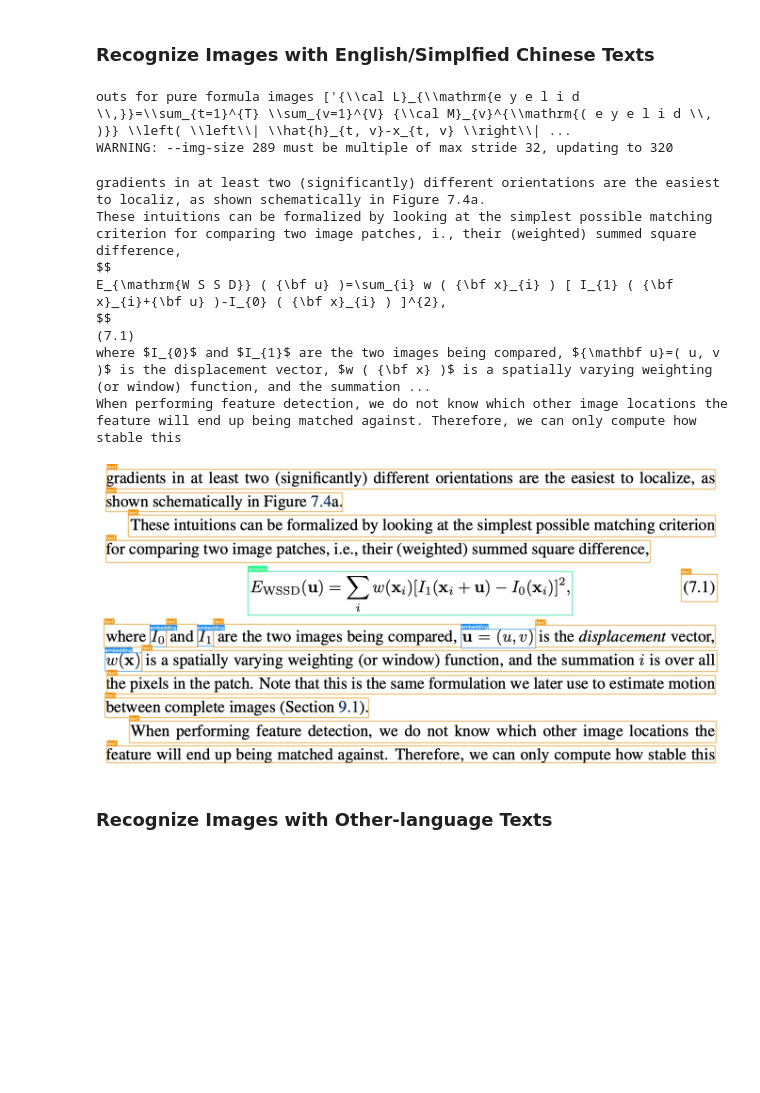
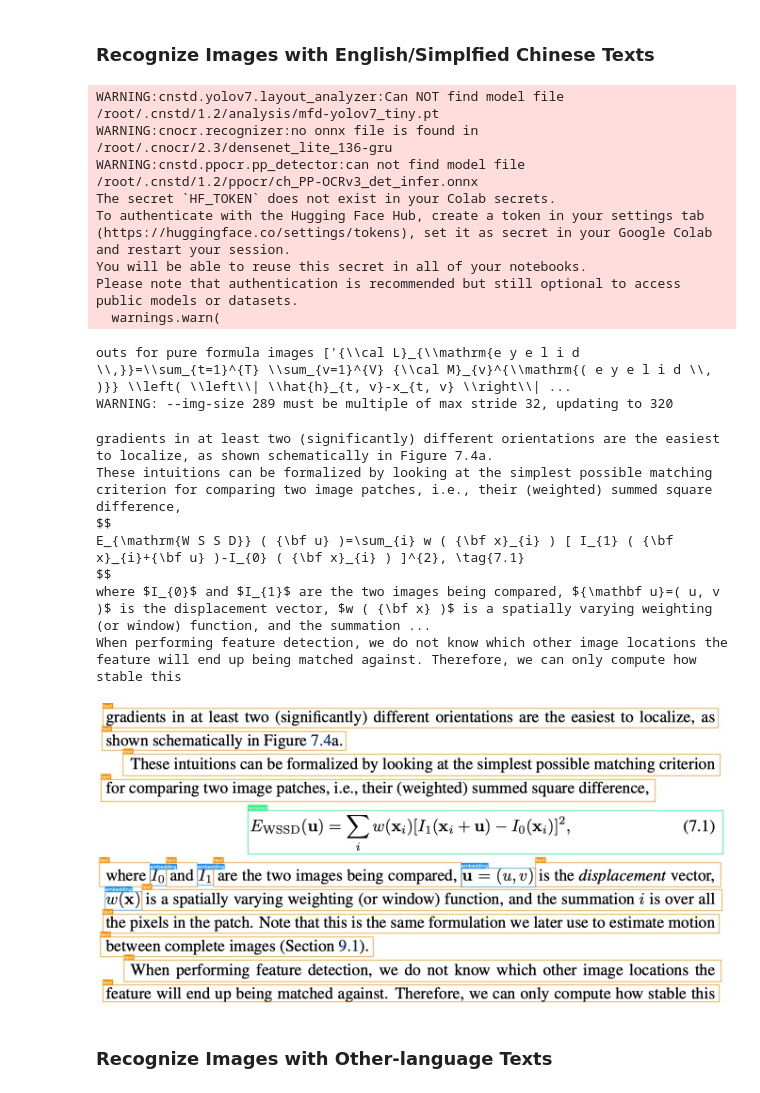
Before and after one commit to breezedeus/Pix2Text, a Jupyter notebook: pix2text_v1_0.ipynb, the cells around one changed output. Saved outputs shown, nothing was run; the diff lists cells and outputs as text; code cells hidden in the pictures; blank space fills up the shorter version.

Commit message:
upgrade to pix2text==1.0.2

```diff
--- a/pix2text_v1_0.ipynb
+++ b/pix2text_v1_0.ipynb
@@ -110,43 +110,53 @@ WARNING: Running pip as the 'root' user can result in broken permissions and con
 ### Recognize Images with English/Simplfied Chinese Texts
 # %%
 #! pip install pix2text>=1.0
+import requests
+from io import BytesIO
+from PIL import Image
 
 from pix2text import Pix2Text, merge_line_texts
 
 def download_img(url):
     response = requests.get(url)
     image_file = BytesIO(response.content)
     return Image.open(image_file).convert('RGB')
 
 image_fps = [
     'https://raw.githubusercontent.com/breezedeus/Pix2Text/main/docs/examples/formula.jpg',
     'https://raw.githubusercontent.com/breezedeus/Pix2Text/main/docs/examples/math-formula-42.png',
 ]
 images = [download_img(img_fp) for img_fp in image_fps]
 
 p2t = Pix2Text()
-outs = p2t.recognize_formula(images)  # recognize pure formula images
+outs = p2t.recognize_formula(images, return_text=True)  # recognize pure formula images
 print('outs for pure formula images', outs)
 
 mixed_img_fp = 'https://raw.githubusercontent.com/breezedeus/Pix2Text/main/docs/examples/en1.jpg'
 mixed_img = download_img(mixed_img_fp)
 
-outs2 = p2t.recognize(mixed_img, save_analysis_res='en1-out.jpg')  # recognize mixed images
-print(merge_line_texts(outs2))
+outs2 = p2t.recognize(mixed_img, return_text=True, save_analysis_res='en1-out.jpg')  # recognize mixed images
+print(outs2)
 from IPython.display import display
 display(Image.open('en1-out.jpg'))
 # %% [output]
-outs for pure formula images ['{\\cal L}_{\\mathrm{e y e l i d \\,}}=\\sum_{t=1}^{T} \\sum_{v=1}^{V} {\\cal M}_{v}^{\\mathrm{( e y e l i d \\, )}} \\left( \\left\\| \\hat{h}_{t, v}-x_{t, v} \\right\\| ...
-WARNING: --img-size 289 must be multiple of max stride 32, updating to 320
+WARNING:cnstd.yolov7.layout_analyzer:Can NOT find model file /root/.cnstd/1.2/analysis/mfd-yolov7_tiny.pt
+WARNING:cnocr.recognizer:no onnx file is found in /root/.cnocr/2.3/densenet_lite_136-gru
+WARNING:cnstd.ppocr.pp_detector:can not find model file /root/.cnstd/1.2/ppocr/ch_PP-OCRv3_det_infer.onnx
+The secret `HF_TOKEN` does not exist in your Colab secrets.
+To authenticate with the Hugging Face Hub, create a token in your settings tab (https://huggingface.co/settings/tokens), set it as secret in your Google Colab and restart your session.
+You will be able to reuse this secret in all of your notebooks.
+Please note that authentication is recommended but still optional to access public models or datasets.
+  warnings.warn(
-gradients in at least two (significantly) different orientations are the easiest to localiz, as shown schematically in Figure 7.4a.
-These intuitions can be formalized by looking at the simplest possible matching criterion for comparing two image patches, i., their (weighted) summed square difference,
-$$
-E_{\mathrm{W S S D}} ( {\bf u} )=\sum_{i} w ( {\bf x}_{i} ) [ I_{1} ( {\bf x}_{i}+{\bf u} )-I_{0} ( {\bf x}_{i} ) ]^{2},
-$$
-(7.1)
-where $I_{0}$ and $I_{1}$ are the two images being compared, ${\mathbf u}=( u, v )$ is the displacement vector, $w ( {\bf x} )$ is a spatially varying weighting (or window) function, and the summation ...
-When performing feature detection, we do not know which other image locations the feature will end up being matched against. Therefore, we can only compute how stable this
+outs for pure formula images ['{\\cal L}_{\\mathrm{e y e l i d \\,}}=\\sum_{t=1}^{T} \\sum_{v=1}^{V} {\\cal M}_{v}^{\\mathrm{( e y e l i d \\, )}} \\left( \\left\\| \\hat{h}_{t, v}-x_{t, v} \\right\\| ...
+WARNING: --img-size 289 must be multiple of max stride 32, updating to 320
+gradients in at least two (significantly) different orientations are the easiest to localize, as shown schematically in Figure 7.4a.
+These intuitions can be formalized by looking at the simplest possible matching criterion for comparing two image patches, i.e., their (weighted) summed square difference,
+$$
+E_{\mathrm{W S S D}} ( {\bf u} )=\sum_{i} w ( {\bf x}_{i} ) [ I_{1} ( {\bf x}_{i}+{\bf u} )-I_{0} ( {\bf x}_{i} ) ]^{2}, \tag{7.1}
+$$
+where $I_{0}$ and $I_{1}$ are the two images being compared, ${\mathbf u}=( u, v )$ is the displacement vector, $w ( {\bf x} )$ is a spatially varying weighting (or window) function, and the summation ...
+When performing feature detection, we do not know which other image locations the feature will end up being matched against. Therefore, we can only compute how stable this
-[figure, old version]
+[figure, new version]
 # %% [markdown]
 ### Recognize Images with Other-language Texts
 # %%
```
Also changed, not shown: parts of 5 cells of this notebook.
